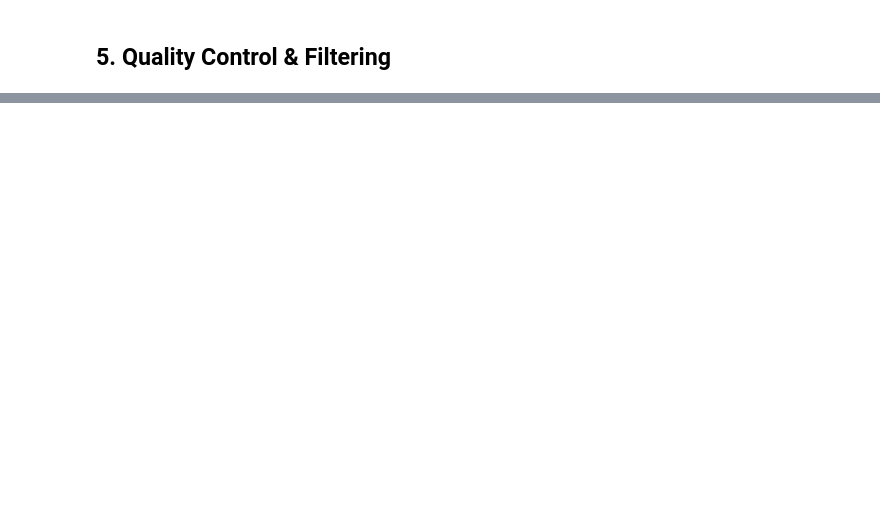
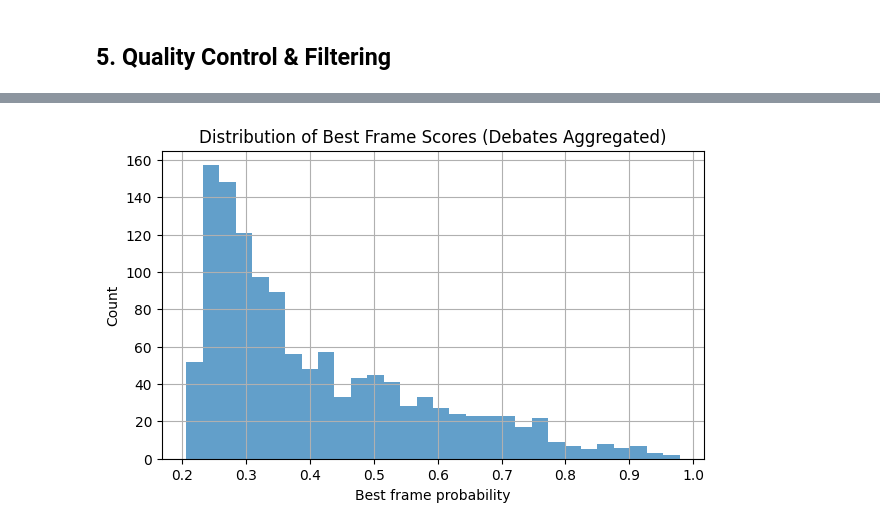
Before and after one commit to emmacristinamora/thesis, a Jupyter notebook: notebooks/04_framing_analysis.ipynb, the cells around one changed output, grey strips where cells are left out. Drawn from its saved outputs; the diff is of its cells as text; code cells hidden in the pictures; blank space fills up the shorter version.

```diff
--- a/notebooks/04_framing_analysis.ipynb
+++ b/notebooks/04_framing_analysis.ipynb
@@ -354,0 +502,13 @@ KeyboardInterrupt:
+# %%
+# === DISTRIBUTION OF BEST SCORES ===
+
+def plot_score_distribution(df, dataset_name="dataset"):
+    plt.figure(figsize=(7,4))
+    df["best_score"].hist(bins=30, alpha=0.7)
+    plt.title(f"Distribution of Best Frame Scores ({dataset_name})")
+    plt.xlabel("Best frame probability")
+    plt.ylabel("Count")
+    plt.show()
+
+plot_score_distribution(df_debates_frames, "Debates")
+plot_score_distribution(df_media_frames, "Media")
@@ -356,0 +761,18 @@ KeyboardInterrupt:
+# %%
+# === CLASSIFY AGGREGATED DEBATES ===
+
+agg_texts = df_debates_agg["text"].dropna().tolist()
+
+agg_batches = []
+for i in tqdm(range(0, len(agg_texts), BATCH_SIZE), desc="Aggregated Debates"):
+    batch_texts = agg_texts[i:i+BATCH_SIZE]
+    batch_frames = zeroshot_classify_simple(batch_texts, batch_size=BATCH_SIZE)
+    agg_batches.append(batch_frames)
+
+debate_frames_agg = pd.concat(agg_batches, axis=0).reset_index(drop=True)
+
+# merge predictions with metadata
+df_debates_agg_frames = pd.concat([df_debates_agg.reset_index(drop=True), debate_frames_agg], axis=1)
+
+print("[INFO] Aggregated debates classified:", df_debates_agg_frames.shape)
+print(df_debates_agg_frames[["speaker_normalized", "theme_name", "best_frame", "best_score"]].head())
@@ -356,0 +795,15 @@ KeyboardInterrupt:
+# %%
+# === DISTRIBUTION OF BEST SCORES ===
+
+def plot_score_distribution(df, dataset_name="dataset"):
+    plt.figure(figsize=(7,4))
+    df["best_score"].hist(bins=30, alpha=0.7)
+    plt.title(f"Distribution of Best Frame Scores ({dataset_name})")
+    plt.xlabel("Best frame probability")
+    plt.ylabel("Count")
+    plt.show()
+
+
+plot_score_distribution(df_debates_agg_frames, "Debates Aggregated")
+# %% [output]
+[figure, added]
```
Also changed, not shown: parts of 22 cells of this notebook, 1 other file.
